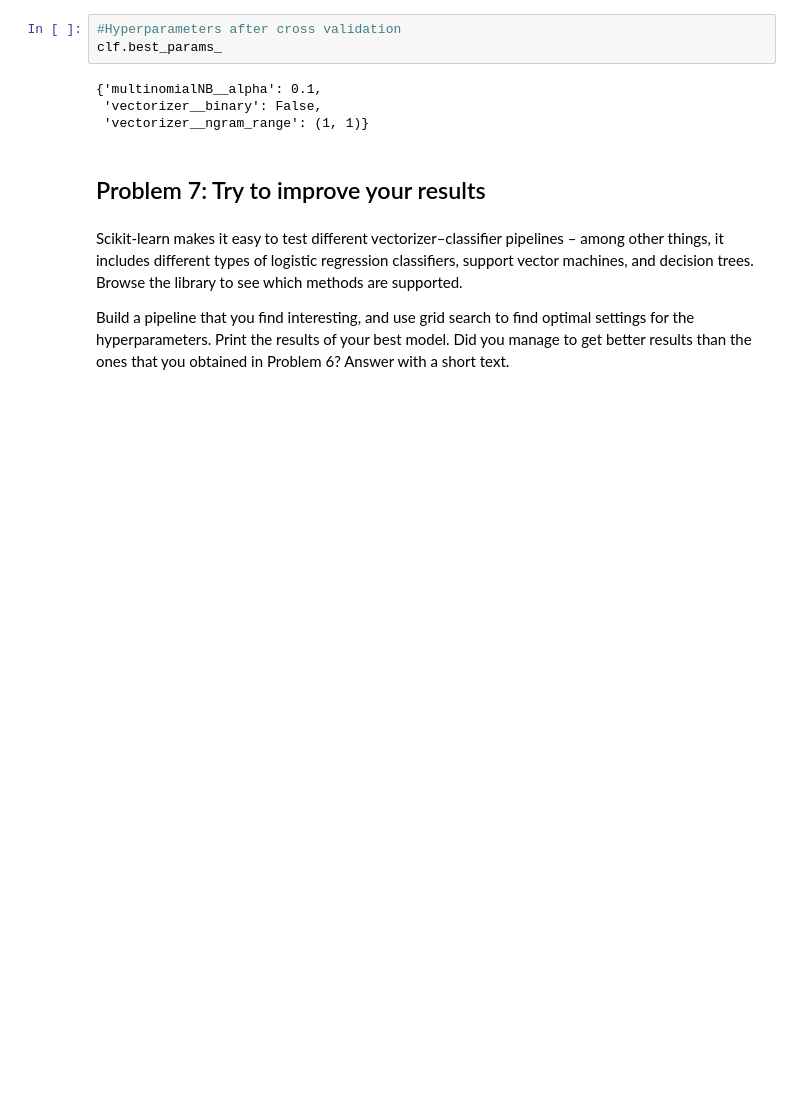
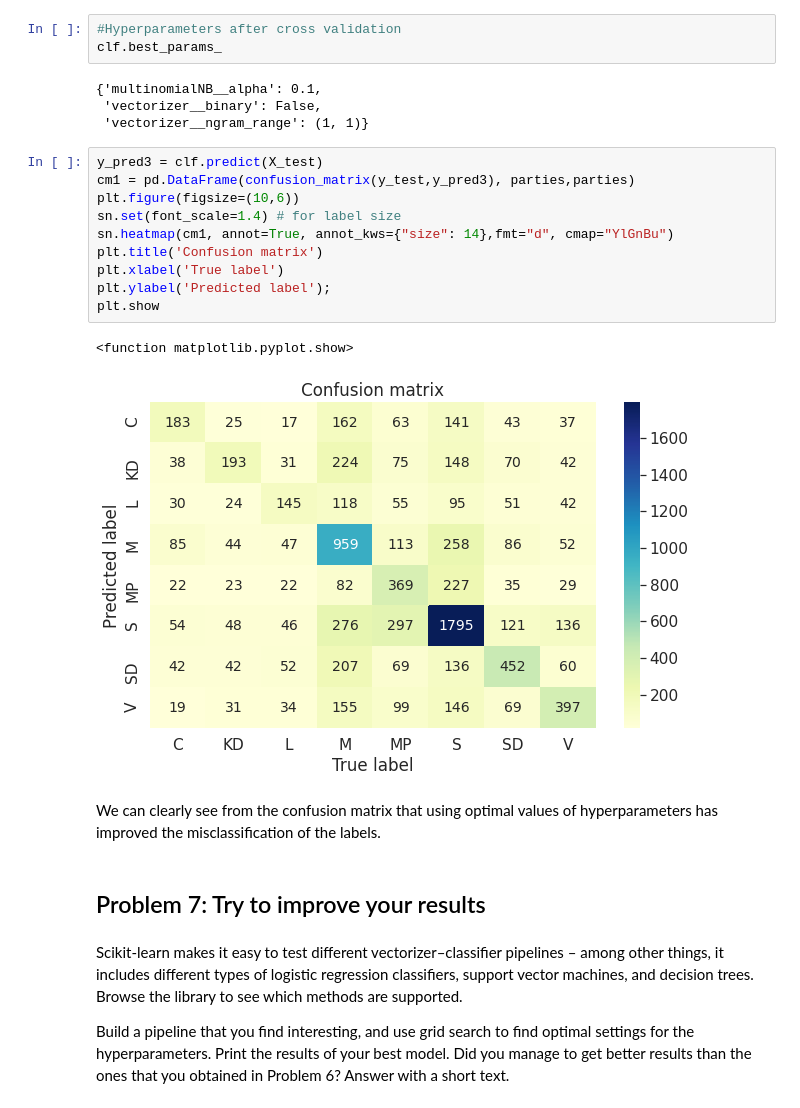
Before and after one commit to jrakhshanda/Text-Mining, a Jupyter notebook: TM_L2.ipynb, the cells around one changed output. Saved outputs shown, nothing was run; the diff lists cells and outputs as text; blank space fills up the shorter version.

```diff
--- a/TM_L2.ipynb
+++ b/TM_L2.ipynb
@@ -355,6 +373,21 @@ clf.best_params_
 {'multinomialNB__alpha': 0.1,
  'vectorizer__binary': False,
  'vectorizer__ngram_range': (1, 1)}
+# %%
+y_pred3 = clf.predict(X_test)
+cm1 = pd.DataFrame(confusion_matrix(y_test,y_pred3), parties,parties)
+plt.figure(figsize=(10,6))
+sn.set(font_scale=1.4) # for label size
+sn.heatmap(cm1, annot=True, annot_kws={"size": 14},fmt="d", cmap="YlGnBu")
+plt.title('Confusion matrix')
+plt.xlabel('True label')
+plt.ylabel('Predicted label');
+plt.show
+# %% [output]
+<function matplotlib.pyplot.show>
+[figure, added]
+# %% [markdown]
+We can clearly see from the confusion matrix that using optimal values of hyperparameters has improved the misclassification of the labels.
 # %% [markdown]
 ## Problem 7: Try to improve your results
 # %% [markdown]
```
Also changed, not shown: parts of 12 cells of this notebook.
